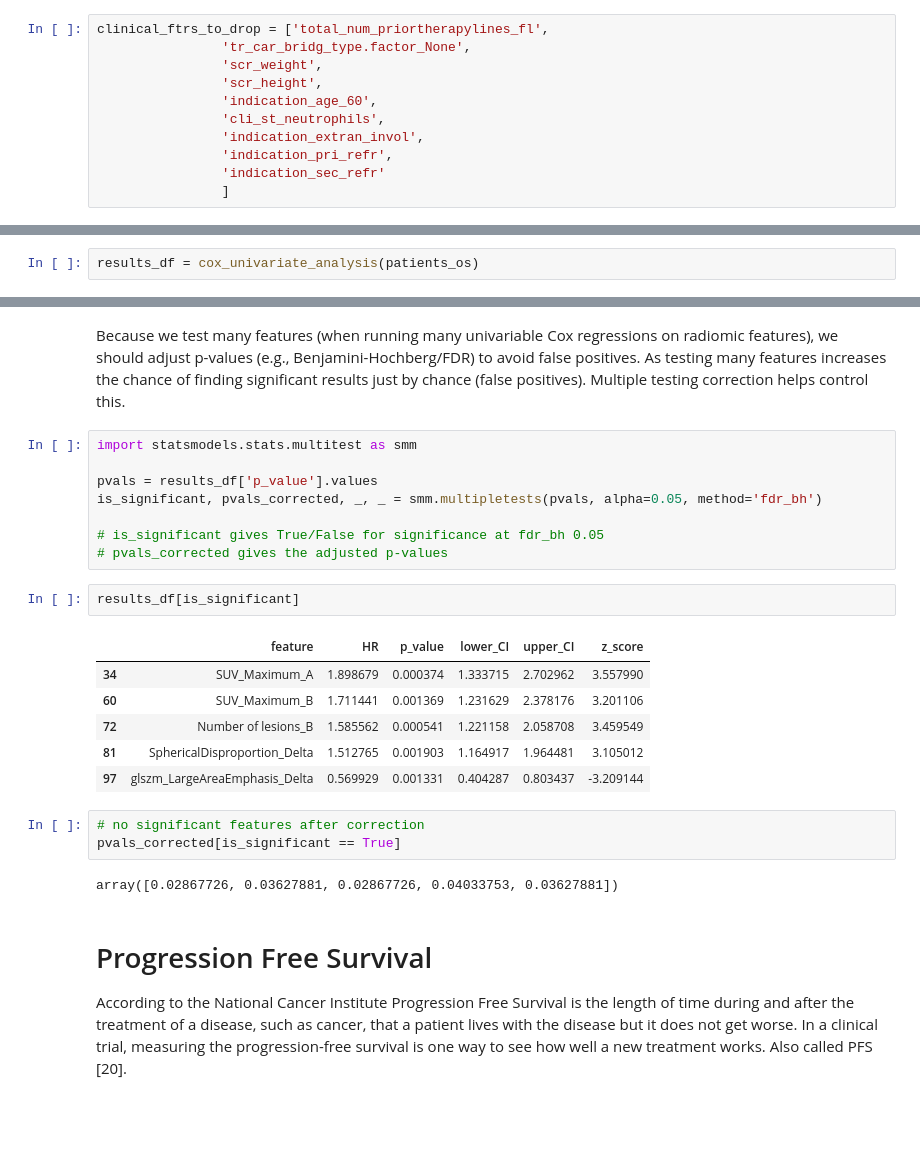
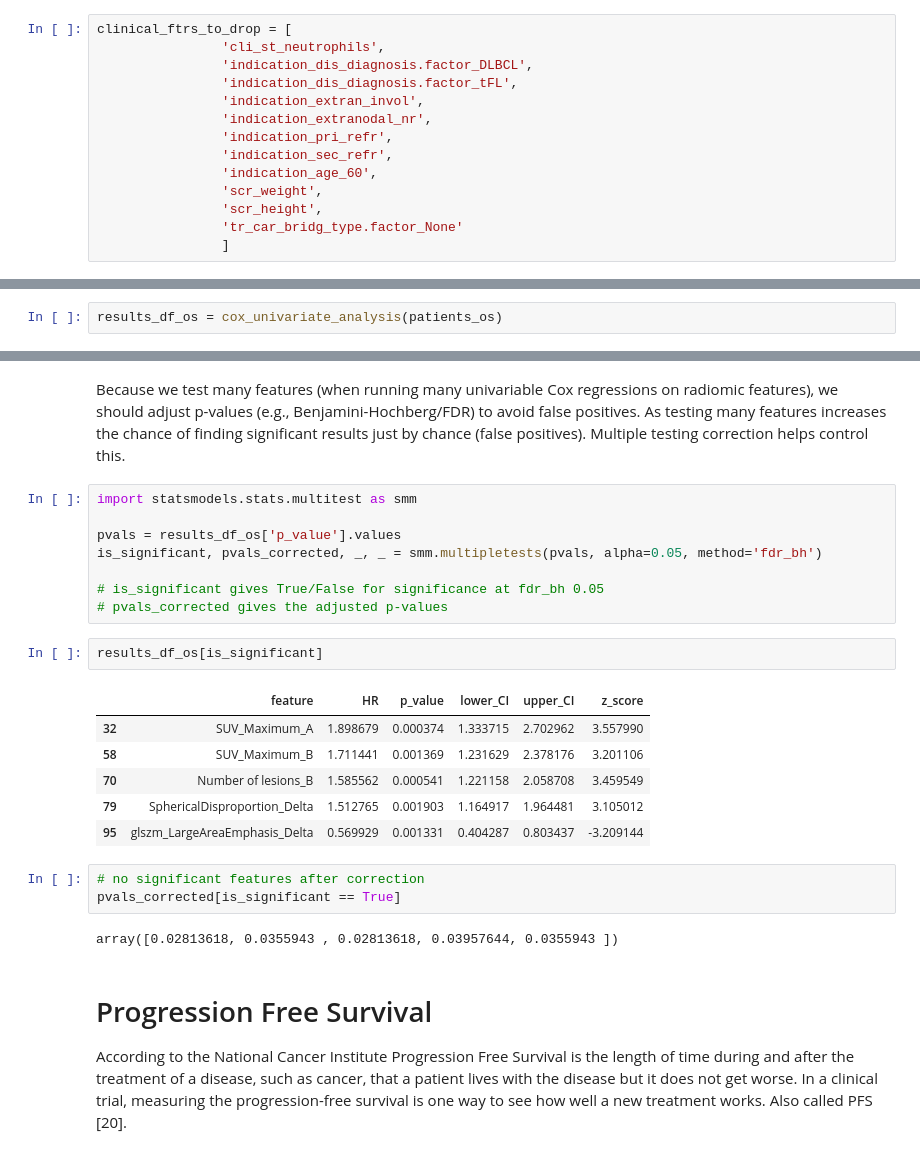
Before and after one commit to Mahsa-Zf/thesis_code, a Jupyter notebook: survival_analysis/cox_kaplan_analysis.ipynb, the cells around one changed output, grey strips where cells are left out. Cells and saved outputs as stored; diff of their text form; blank space fills up the shorter version.

```diff
--- a/survival_analysis/cox_kaplan_analysis.ipynb
+++ b/survival_analysis/cox_kaplan_analysis.ipynb
@@ -13,15 +13,18 @@ from ml_modeling.data_loader import load_data
 # %%
 patients, os_targets, pfs_targets = load_data(survival_analysis_data=True)
 # %%
-clinical_ftrs_to_drop = ['total_num_priortherapylines_fl',
-                'tr_car_bridg_type.factor_None',
+clinical_ftrs_to_drop = [
+                'cli_st_neutrophils',
+                'indication_dis_diagnosis.factor_DLBCL',
+                'indication_dis_diagnosis.factor_tFL',
+                'indication_extran_invol',
+                'indication_extranodal_nr',
+                'indication_pri_refr',
+                'indication_sec_refr',
+                'indication_age_60',
                 'scr_weight',
                 'scr_height',
-                'indication_age_60',
-                'cli_st_neutrophils',
-                'indication_extran_invol',
-                'indication_pri_refr',
-                'indication_sec_refr'
+                'tr_car_bridg_type.factor_None'
                 ]
 # %%
 print(f"Dataset shape before dropping features {patients.shape}")
@@ -192,7 +195,7 @@ os_targets.rename(columns={'surv_status': 'E'}, inplace=True)
 import pandas as pd
 patients_os = pd.concat([patients, os_targets[['E','T']]], axis=1)
 # %%
-results_df = cox_univariate_analysis(patients_os)
+results_df_os = cox_univariate_analysis(patients_os)
 # %% [output]
 Proportional hazard assumption looks okay.
 Proportional hazard assumption looks okay.
@@ -240,25 +243,25 @@ Because we test many features (when running many univariable Cox regressions on
 # %%
 import statsmodels.stats.multitest as smm
 
-pvals = results_df['p_value'].values
+pvals = results_df_os['p_value'].values
 is_significant, pvals_corrected, _, _ = smm.multipletests(pvals, alpha=0.05, method='fdr_bh')
 
 # is_significant gives True/False for significance at fdr_bh 0.05
 # pvals_corrected gives the adjusted p-values
 # %%
-results_df[is_significant]
+results_df_os[is_significant]
 # %% [output]
 |  | feature | HR | p_value | lower_CI | upper_CI | z_score |
-| 34 | SUV_Maximum_A | 1.898679 | 0.000374 | 1.333715 | 2.702962 | 3.557990 |
-| 60 | SUV_Maximum_B | 1.711441 | 0.001369 | 1.231629 | 2.378176 | 3.201106 |
-| 72 | Number of lesions_B | 1.585562 | 0.000541 | 1.221158 | 2.058708 | 3.459549 |
-| 81 | SphericalDisproportion_Delta | 1.512765 | 0.001903 | 1.164917 | 1.964481 | 3.105012 |
-| 97 | glszm_LargeAreaEmphasis_Delta | 0.569929 | 0.001331 | 0.404287 | 0.803437 | -3.209144 |
+| 32 | SUV_Maximum_A | 1.898679 | 0.000374 | 1.333715 | 2.702962 | 3.557990 |
+| 58 | SUV_Maximum_B | 1.711441 | 0.001369 | 1.231629 | 2.378176 | 3.201106 |
+| 70 | Number of lesions_B | 1.585562 | 0.000541 | 1.221158 | 2.058708 | 3.459549 |
+| 79 | SphericalDisproportion_Delta | 1.512765 | 0.001903 | 1.164917 | 1.964481 | 3.105012 |
+| 95 | glszm_LargeAreaEmphasis_Delta | 0.569929 | 0.001331 | 0.404287 | 0.803437 | -3.209144 |
 # %%
 # no significant features after correction
 pvals_corrected[is_significant == True]
 # %% [output]
-array([0.02867726, 0.03627881, 0.02867726, 0.04033753, 0.03627881])
+array([0.02813618, 0.0355943 , 0.02813618, 0.03957644, 0.0355943 ])
 # %% [markdown]
 # Progression Free Survival
 
```
Also changed, not shown: parts of 8 cells of this notebook.
